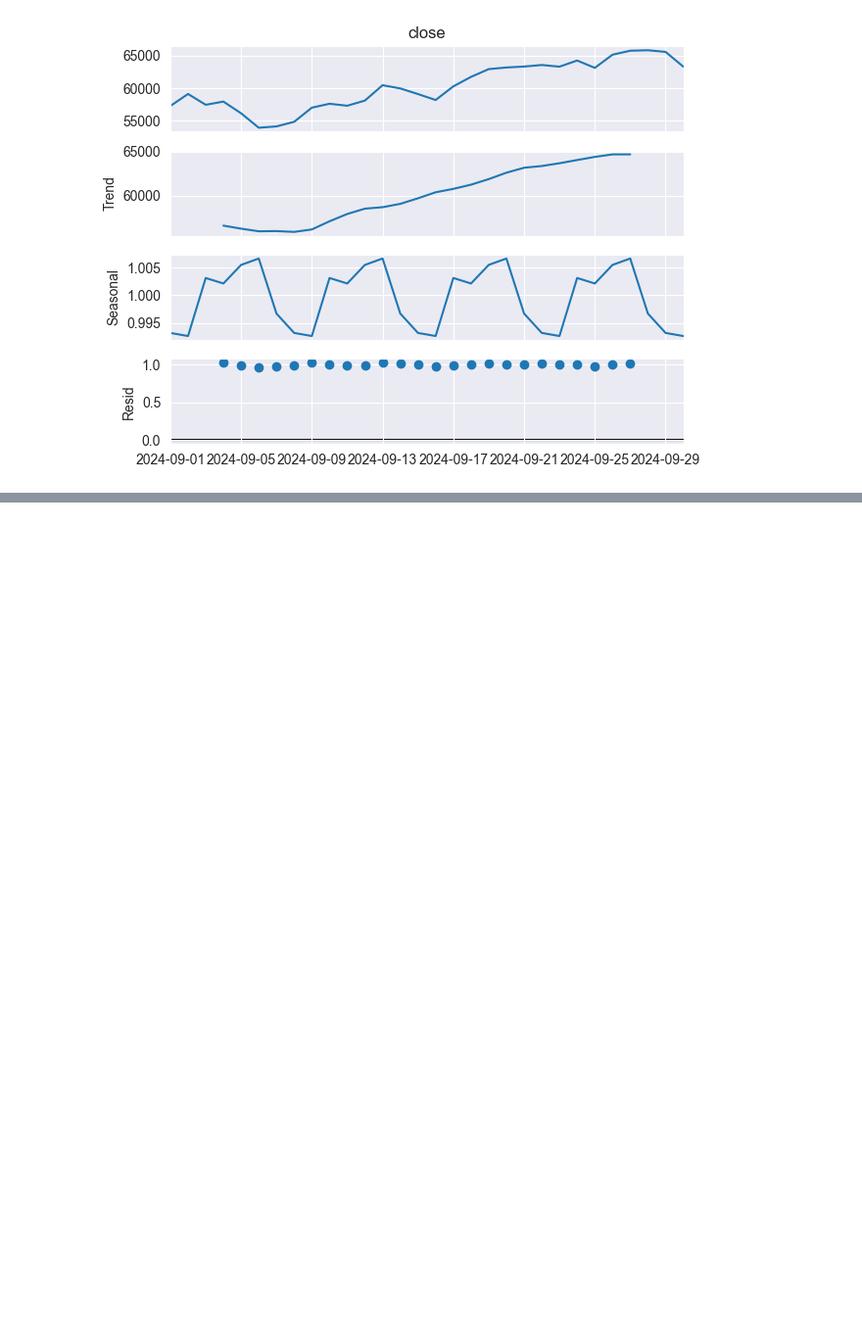
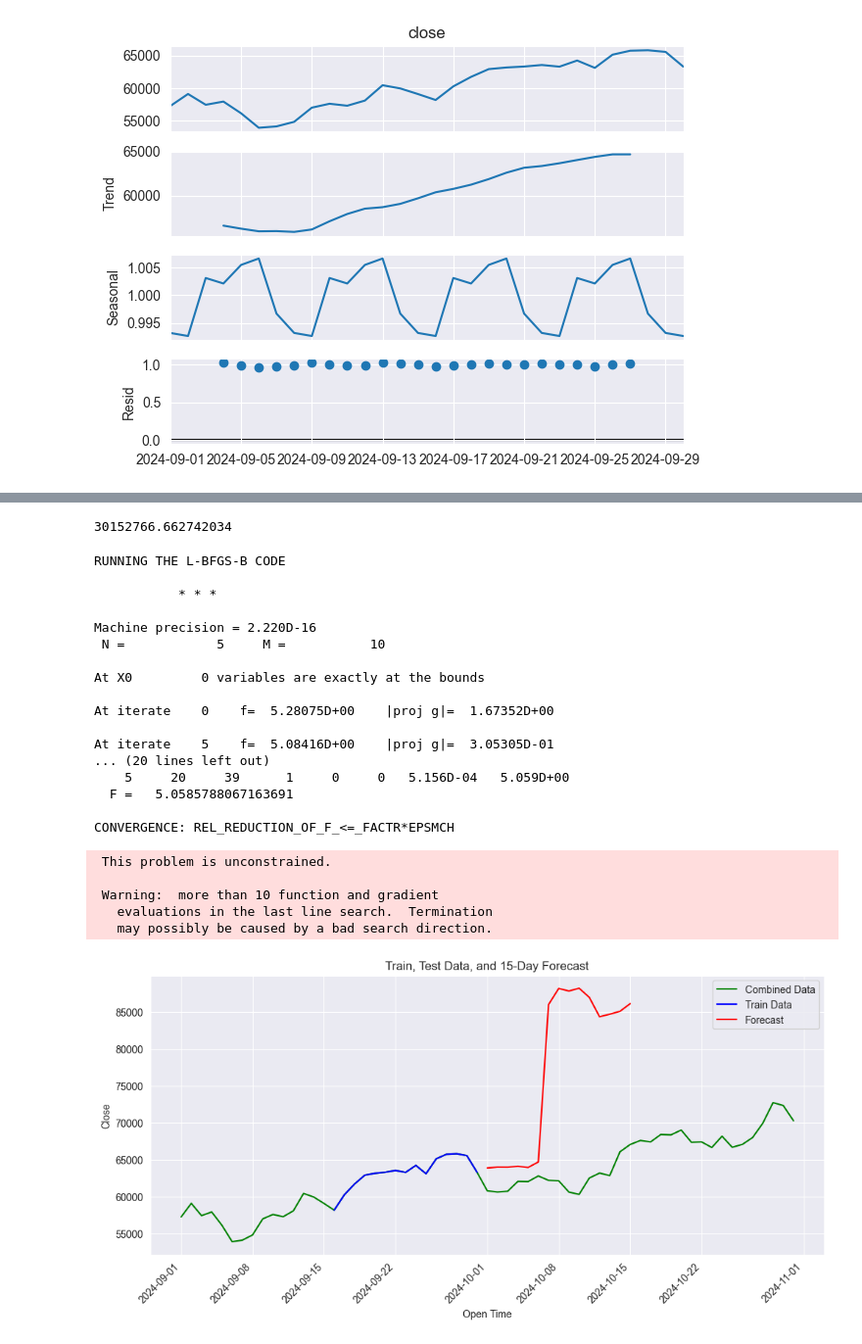
Before and after one commit to OnkarSama/diag, a Jupyter notebook: DiasFinal.ipynb, the cells around one changed output, grey strips where cells are left out. Shown at 98% size. Drawn from its saved outputs; the diff is of its cells as text; code cells hidden in the pictures; blank space fills up the shorter version.

```diff
--- a/DiasFinal.ipynb
+++ b/DiasFinal.ipynb
@@ -489,0 +563,78 @@ ValueError: numpy.dtype size changed, may indicate binary incompatibility. Expec
+# %%
+# Load specific evaluation tools
+from sklearn.metrics import mean_squared_error
+from statsmodels.tools.eval_measures import rmse
+
+# Calculate root mean squared error
+rmse(test["close"], predictions)
+
+# Calculate mean squared error
+mean_squared_error(test["close"], predictions)
+# %% [output]
+30152766.662742034
+# %%
+# Train the model on the full dataset
+model = model = SARIMAX(daily_train_df['close'],
+                        order = (0, 1, 1),
+                        seasonal_order =(2, 1, 1, 12))
+result = model.fit()
+
+# Forecast for the next 3 years
+forecast = result.predict(start = len(daily_train_df),
+                          end = (len(daily_train_df)-1) + 15,
+                          typ = 'levels').rename('Forecast')
+
+# Plot the training data
+plt.figure(figsize=(12, 5))
+
+# Concatenate the train and test DataFrames (adjusting the index of test data)
+combined_df = pd.concat([daily_train_df, daily_test_df.set_index('open_time')])
+
+# Plot the combined data (train + test)
+plt.plot(combined_df.index, combined_df['close'], label='Combined Data', color='green')
+
+plt.plot(daily_train_df.iloc[len(daily_train_df)-15:].index, daily_train_df.iloc[len(daily_train_df)-15:]['close'], label='Train Data', color='blue')
+
+# Generate the forecast index (next 15 days)
+forecast_index = pd.date_range(start=daily_train_df.index[-1] + pd.Timedelta(days=1), periods=15, freq='D')
+
+# Plot the forecast values
+plt.plot(forecast_index, forecast, label='Forecast', color='red')
+
+# Rotate x-axis labels for better readability
+plt.xticks(rotation=45, ha='right')
+
+# Add labels and title for clarity
+plt.xlabel('Open Time')
+plt.ylabel('Close')
+plt.title('Train, Test Data, and 15-Day Forecast')
+
+# Add a legend
+plt.legend()
+
+# Show the plot
+plt.show()
+# %% [output]
+RUNNING THE L-BFGS-B CODE
+
+           * * *
+
+Machine precision = 2.220D-16
+ N =            5     M =           10
+
+At X0         0 variables are exactly at the bounds
+
+At iterate    0    f=  5.28075D+00    |proj g|=  1.67352D+00
+
+At iterate    5    f=  5.08416D+00    |proj g|=  3.05305D-01
+... (20 lines left out)
+    5     20     39      1     0     0   5.156D-04   5.059D+00
+  F =   5.0585788067163691
+
+CONVERGENCE: REL_REDUCTION_OF_F_<=_FACTR*EPSMCH
+ This problem is unconstrained.
+
+ Warning:  more than 10 function and gradient
+   evaluations in the last line search.  Termination
+   may possibly be caused by a bad search direction.
+[figure, added]
```
Also changed, not shown: parts of 7 cells of this notebook.
